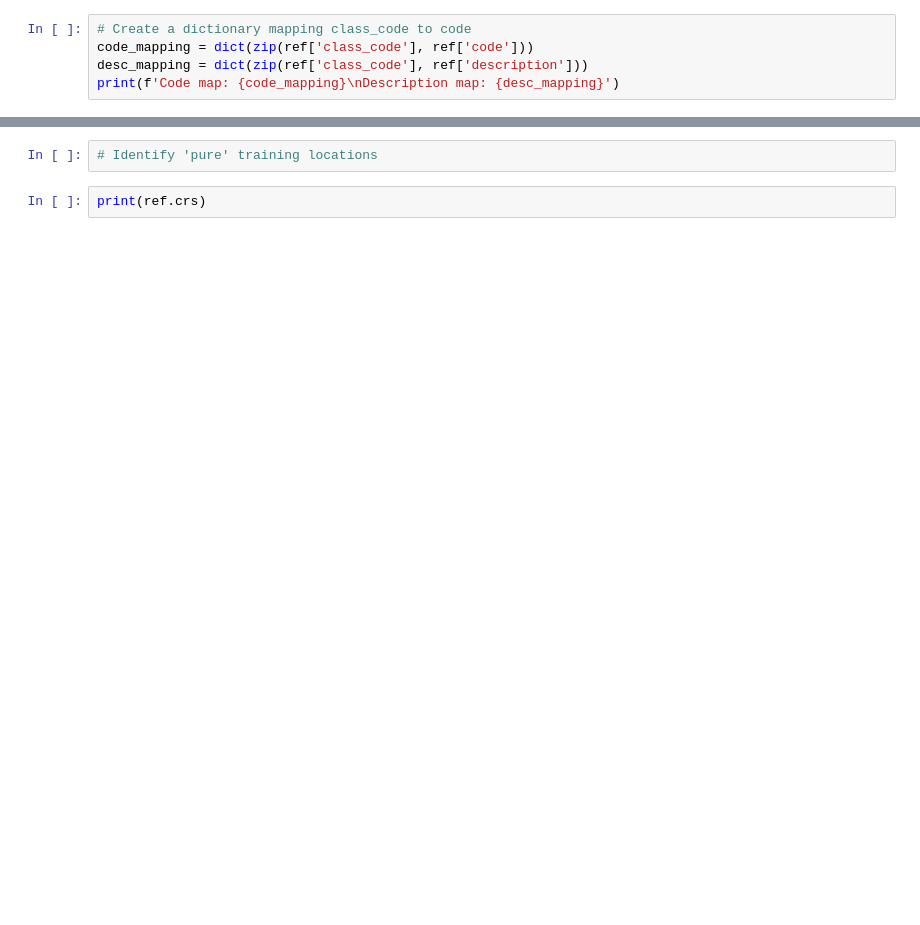
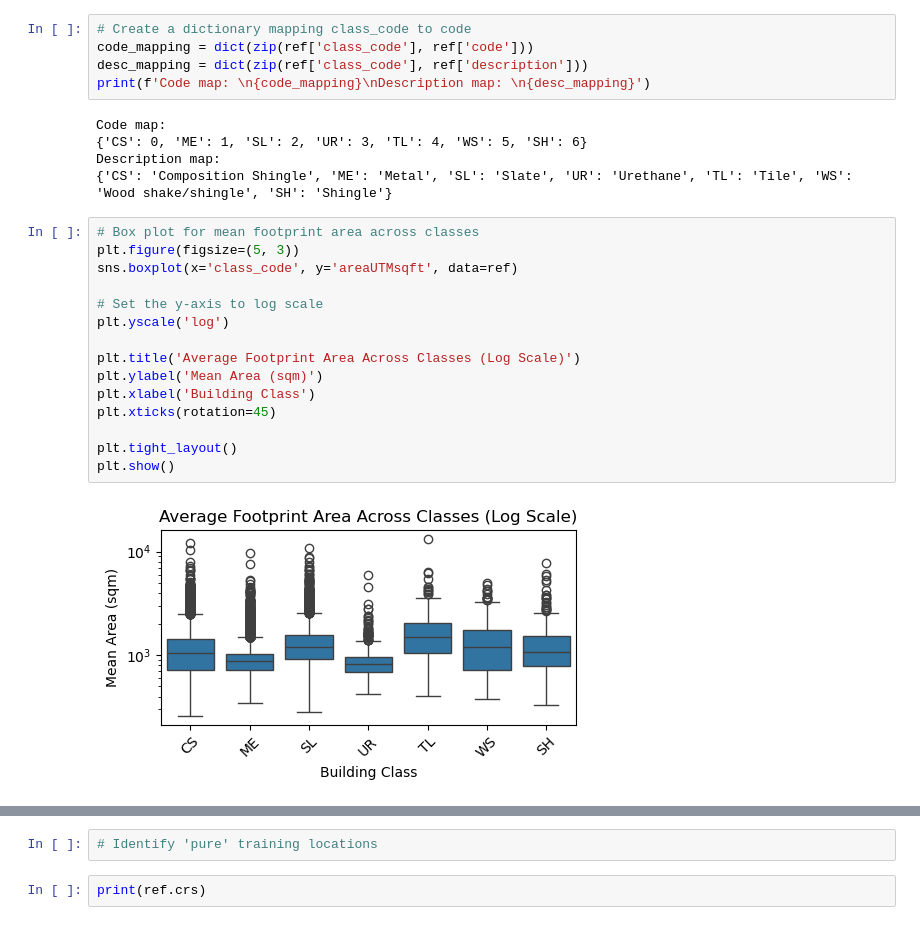
Before and after one commit to maxwellCcook/rooftop-mapping, a Jupyter notebook: code/03resnet18-dc-tuning-gridSearch.ipynb, the cells around one changed output, grey strips where cells are left out. Saved outputs shown, nothing was run; the diff lists cells and outputs as text; blank space fills up the shorter version.

```diff
--- a/code/03resnet18-dc-tuning-gridSearch.ipynb
+++ b/code/03resnet18-dc-tuning-gridSearch.ipynb
@@ -260,5 +295,27 @@ print(ref['class_code'].value_counts())  # check the counts
 # Create a dictionary mapping class_code to code
 code_mapping = dict(zip(ref['class_code'], ref['code']))
 desc_mapping = dict(zip(ref['class_code'], ref['description']))
-print(f'Code map: {code_mapping}\nDescription map: {desc_mapping}')
+print(f'Code map: \n{code_mapping}\nDescription map: \n{desc_mapping}')
+# %% [output]
+Code map:
+{'CS': 0, 'ME': 1, 'SL': 2, 'UR': 3, 'TL': 4, 'WS': 5, 'SH': 6}
+Description map:
+{'CS': 'Composition Shingle', 'ME': 'Metal', 'SL': 'Slate', 'UR': 'Urethane', 'TL': 'Tile', 'WS': 'Wood shake/shingle', 'SH': 'Shingle'}
+# %%
+# Box plot for mean footprint area across classes
+plt.figure(figsize=(5, 3))
+sns.boxplot(x='class_code', y='areaUTMsqft', data=ref)
+
+# Set the y-axis to log scale
+plt.yscale('log')
+
+plt.title('Average Footprint Area Across Classes (Log Scale)')
+plt.ylabel('Mean Area (sqm)')
+plt.xlabel('Building Class')
+plt.xticks(rotation=45)
+
+plt.tight_layout()
+plt.show()
+# %% [output]
+[figure, added]
 # %%
```
Also changed, not shown: parts of 27 cells of this notebook, 1 other file.
